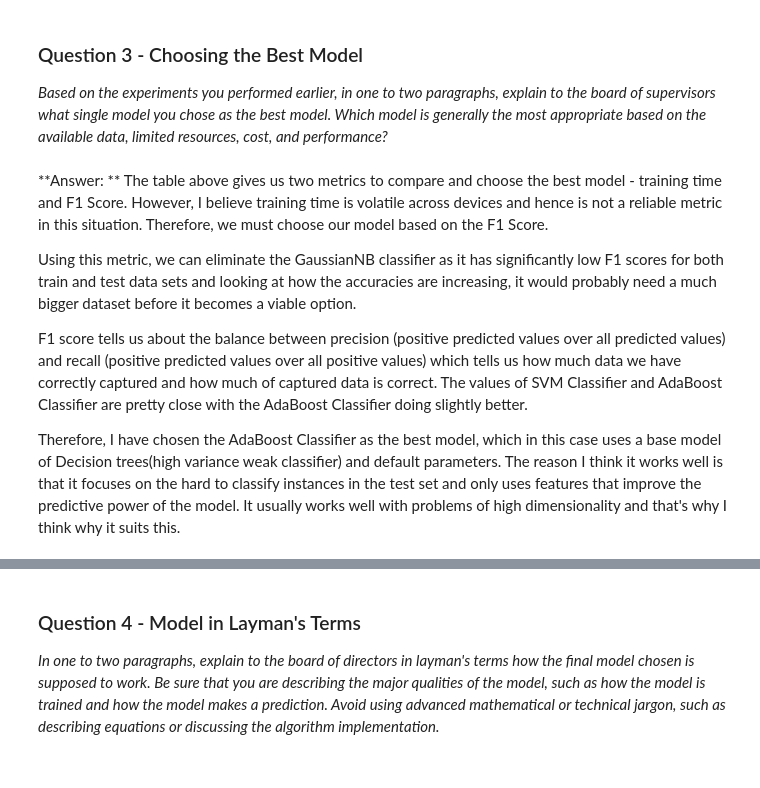
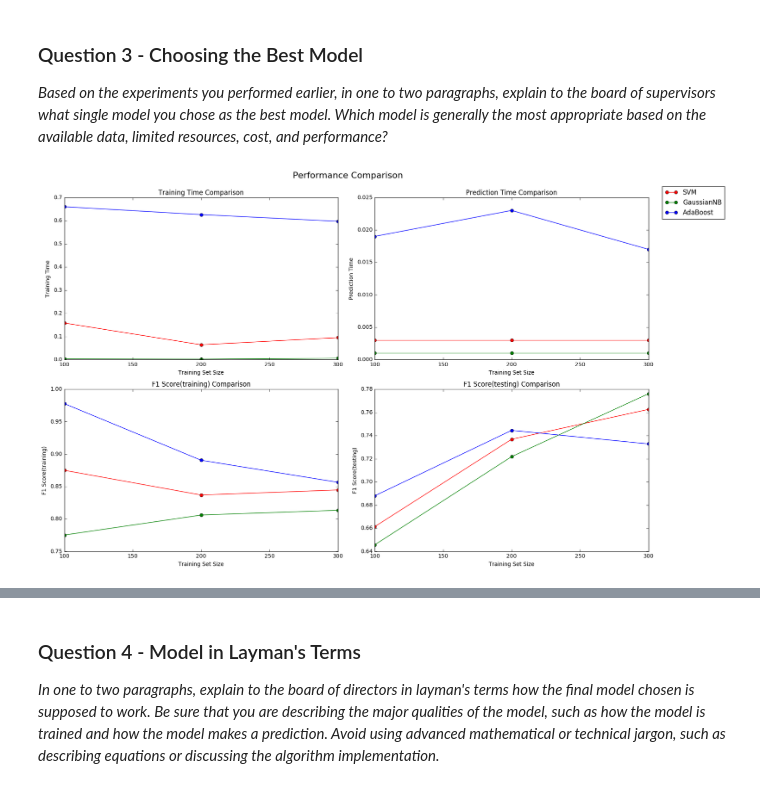
Before and after one commit to anshu92/MLND-p2-student-intervention, a Jupyter notebook: student_intervention.ipynb, the cells around one changed output, grey strips where cells are left out. Saved outputs shown, nothing was run; the diff lists cells and outputs as text; code cells hidden in the pictures.

```diff
--- a/student_intervention.ipynb
+++ b/student_intervention.ipynb
@@ -362,12 +362,53 @@ In this final section, you will choose from the three supervised learning models
 # %% [markdown]
 ### Question 3 - Choosing the Best Model
 *Based on the experiments you performed earlier, in one to two paragraphs, explain to the board of supervisors what single model you chose as the best model. Which model is generally the most appropriate based on the available data, limited resources, cost, and performance?*
-# %% [markdown]
-**Answer: **
-The table above gives us two metrics to compare and choose the best model - training time and F1 Score. However, I believe training time is volatile across devices and hence is not a reliable metric in this situation. Therefore, we must choose our model based on the F1 Score.
-
-Using this metric, we can eliminate the GaussianNB classifier as it has significantly low F1 scores for both train and test data sets and looking at how the accuracies are increasing, it would probably need a much bigger dataset before it becomes a viable option.
-
-F1 score tells us about the balance between precision (positive predicted values over all predicted values) and recall (positive predicted values over all positive values) which tells us how much data we have correctly captured and how much of captured data is correct. The values of SVM Classifier and AdaBoost Classifier are pretty close with the AdaBoost Classifier doing slightly better.
-
-Therefore, I have chosen the AdaBoost Classifier as the best model, which in this case uses a base model of Decision trees(high variance weak classifier) and default parameters. The reason I think it works well is that it focuses on the hard to classify instances in the test set and only uses features that improve the predictive power of the model. It usually works well with problems of high dimensionality and that's why I think why it suits this.
+# %%
+import matplotlib.pyplot as plt
+%matplotlib inline
+
+training_time = {}
+training_time['SVM'] =[0.1580, 0.0640, 0.0950]
+training_time['GaussianNB'] = [0.0030, 0.0020, 0.0060]
+training_time['AdaBoost'] = [ 0.6600,  0.6260, 0.5970]
+
+prediction_time = {}
+prediction_time['SVM'] = [0.0030,0.0030,0.0030]
+prediction_time['GaussianNB'] = [0.0010,0.0010,0.0010]
+prediction_time['AdaBoost'] = [0.0190,0.0230,0.0170]
+
+f1_score_train = {}
+f1_score_train['SVM'] = [0.8750,0.8369,0.8447]
+f1_score_train['GaussianNB'] = [0.7752,0.8060,0.8134]
+f1_score_train['AdaBoost'] = [0.9778,0.8905,0.8565]
+
+f1_score_test = {}
+f1_score_test['SVM'] = [0.6614,0.7368,0.7626]
+f1_score_test['GaussianNB'] = [0.6457,0.7218,0.7761]
+f1_score_test['AdaBoost'] = [0.6880,0.7445,0.7328]
+
+results = {}
+results['Training Time'] = training_time
+results['Prediction Time'] = prediction_time
+results['F1 Score(training)'] = f1_score_train
+results['F1 Score(testing)'] = f1_score_test
+
+training_size = [100, 200, 300]
+models = ['SVM', 'GaussianNB', 'AdaBoost']
+metrics = ['Training Time', 'Prediction Time', 'F1 Score(training)', 'F1 Score(testing)']
+
+fig = plt.figure(figsize=(16, 10))
+
+for k, metric in enumerate(metrics):
+    ax = fig.add_subplot(2, 2, k+1)
+    ax.plot(training_size, results[metric]['SVM'], 'o-', color = 'r', label = 'SVM')
+    ax.plot(training_size, results[metric]['GaussianNB'], 'o-', color = 'g', label = 'GaussianNB')
+    ax.plot(training_size, results[metric]['AdaBoost'], 'o-', color = 'b', label = 'AdaBoost')
+    ax.set_title('{} Comparison'.format(metric))
+    ax.set_xlabel('Training Set Size')
+    ax.set_ylabel(metric)
+
+ax.legend(bbox_to_anchor=(1.05, 2.05), loc='lower left', borderaxespad = 0.)
+fig.suptitle('Performance Comparison', fontsize = 16, y = 1.03)
+fig.tight_layout()
+# %% [output]
+[figure, added]
```
Also changed, not shown: parts of 8 cells of this notebook, 1 other file.
